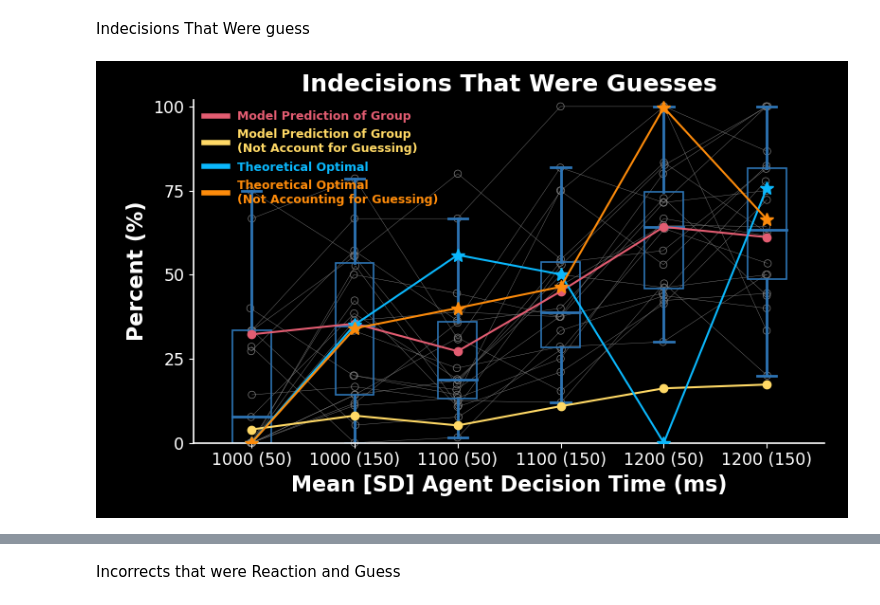
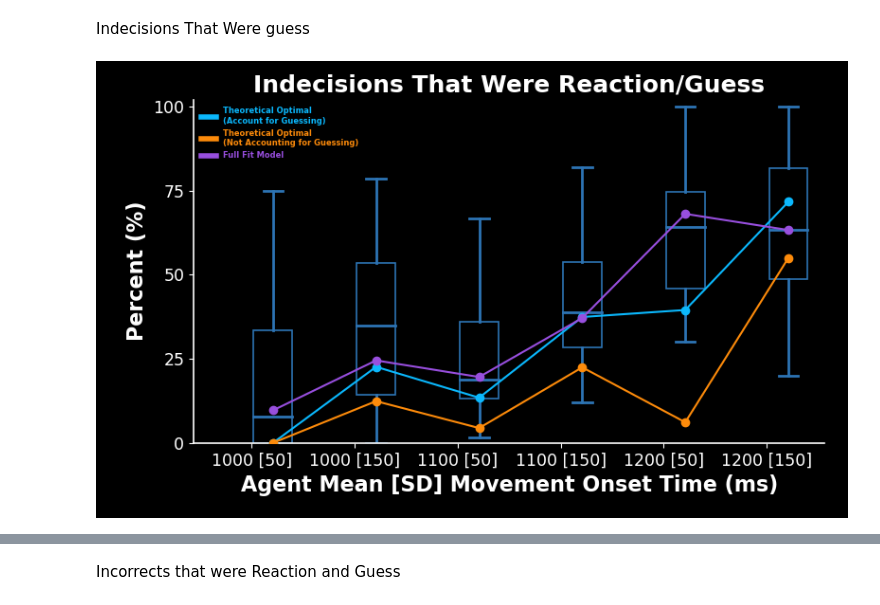
Before and after one commit to SethSullivan/MatchPennies-Agent-Expirement, a Jupyter notebook: scripts/optimal_model/Optimal_Stopping_Model_With_Data_Group.ipynb, the cells around one changed output, grey strips where cells are left out. Drawn from its saved outputs; the diff is of its cells as text; code cells hidden in the pictures.

Commit message:
works with new optimal stopping object structure

```diff
--- a/scripts/optimal_model/Optimal_Stopping_Model_With_Data_Group.ipynb
+++ b/scripts/optimal_model/Optimal_Stopping_Model_With_Data_Group.ipynb
@@ -44,7 +40,7 @@ group = rdf.generate_subject_object_v3(experiment,'All Trials')
 Set inputs for model
 # %%
 if experiment == "Exp1":
-    rt = np.nanmedian(np.nanmedian(group.movement_metrics.reaction_times, axis=1)) - 15
+    rt = np.nanmedian(np.nanmedian(group.movement_metrics.reaction_times, axis=1)) - 25
     rt_sd = np.nanmedian(np.nanstd(group.movement_metrics.reaction_times, axis=1))
 
 elif experiment == "Exp2":
@@ -132,7 +128,7 @@ model_unknown_switch = ModelConstructor(
     timing_sd=np.array([time_sd, time_sd]),
     perc_wins_when_both_reach=perc_wins_both_reach,
     guess_switch_delay=np.array([[50, 0]]).T, # Designed like this for broadcasting reasons
-    guess_switch_sd=np.array([[75, 0]]).T,
+    guess_switch_sd=np.array([[1, 0]]).T,
     electromechanical_delay=np.array([[50, 50]]).T,
     switch_cost_exists=True,
     expected=True,  # Aka we run the model if they EXPECT no guess switch
@@ -155,7 +151,7 @@ model_known_switch = ModelConstructor(
     timing_sd=np.array([time_sd, time_sd]),
     perc_wins_when_both_reach=perc_wins_both_reach,
     guess_switch_delay=np.array([[50, 0]]).T, # Designed like this for broadcasting reasons
-    guess_switch_sd=np.array([[75, 0]]).T,
+    guess_switch_sd=np.array([[1, 0]]).T,
     electromechanical_delay=np.array([[50, 50]]).T,
     switch_cost_exists=True,
     expected=False,  # Aka we run the model if they EXPECT no guess switch
@@ -872,20 +870,28 @@ NameError: name 'group' is not defined
 Indecisions That Were guess
 # %%
 # Out of x number of indecisions, how many were Reaction and Guess
-data_metric2 = group.perc_indecisions_that_were_guesss
+data_metric1 = group.react_guess_score_metrics.score_metric_that_were_reaction_guess('indecisions','react')
+data_metric2 = group.react_guess_score_metrics.score_metric_that_were_reaction_guess('indecisions','guess')
 
-unknown_player_metric2 = reaction_guess_metric_exp(
-    model_unknown_switch.score_metrics.prob_indecision_guess, model_unknown_switch.score_metrics.prob_indecision, metric_type='true'
-)
-known_player_metric2 = reaction_guess_metric_true(
-    model_known_switch.score_metrics.prob_indecision_guess, model_known_switch.score_metrics.prob_indecision, metric_type='true'
-)
-unknown_optimal_metric2 = reaction_guess_metric_exp(
-    model_known_switch.score_metrics.prob_indecision_guess, model_known_switch.score_metrics.prob_indecision,metric_type='optimal'
-)
-known_optimal_metric2 = reaction_guess_metric_true(
-    model_known_switch.score_metrics.prob_indecision_guess, model_known_switch.score_metrics.prob_indecision,metric_type='optimal'
-)
+full_fit_metric1 = get_full_fit_metric(model_full_fit.score_metrics.prob_indecision_reaction,
+                                       model_full_fit.score_metrics.prob_indecision,
+                                       metric_type='true',decision_type='fit',) *100
+full_fit_metric2 = get_full_fit_metric(model_full_fit.score_metrics.prob_indecision_guess,
+                                        model_full_fit.score_metrics.prob_indecision,
+                                       metric_type='true',decision_type='fit',)*100
+
+unknown_optimal_metric1 = get_unknown_metric(model_unknown_switch.score_metrics.prob_indecision_reaction,
+                                        model_unknown_switch.score_metrics.prob_indecision,
+                                        decision_type='optimal', metric_type='expected')*100
+unknown_optimal_metric2 = get_unknown_metric(model_unknown_switch.score_metrics.prob_indecision_guess,
+                                        model_unknown_switch.score_metrics.prob_indecision,
+                                        decision_type='optimal', metric_type='expected')*100
+known_optimal_metric1 = get_unknown_metric(model_unknown_switch.score_metrics.prob_indecision_reaction,
+                                        model_unknown_switch.score_metrics.prob_indecision,
+                                        decision_type='optimal', metric_type='true')*100
+known_optimal_metric2 = get_unknown_metric(model_unknown_switch.score_metrics.prob_indecision_guess,
+                                        model_unknown_switch.score_metrics.prob_indecision,
+                                        decision_type='optimal', metric_type='true')*100
 
 # Out of x number of Reaction and Guess decisions, how many of them were indecisions
 w, h = 10, 6
@@ -893,42 +899,42 @@ axmain, ax = pf.make_figure_panel(figsize=(w, h), inset_size=(1.2, 0.9, w - 1.4,
 xlocs = np.linspace(0, w, num=len(it.trial_block_titles))
 ylocs = np.arange(0, 125, 25)
 
+
 bw = 0.75
+#
+
 
 pf.multiple_models_boxplot(
     ax,
     data_metric2,
-    known_player=known_player_metric2,
-    unknown_player=unknown_player_metric2,
+    full_fit=full_fit_metric2,
     known_optimal=known_optimal_metric2,
     unknown_optimal=unknown_optimal_metric2,
-    xlocs=xlocs,
+    xlocs=xlocs + bw / 1.8,
     box_width=bw,
     colors=wheel.seth_blue,
-    line_colors=None,
-    jitter=True,
-    remove_parentheses_from_labels=False,
+    jitter=False,
 )
 
 ax.set_xlim(min(xlocs) - 1.5 * bw, max(xlocs) + 1.5 * bw), ax.set_ylim(min(ylocs), max(ylocs))
 
 ax.set_xticks(xlocs), ax.set_yticks(ylocs)
 
 ax.set_ylim(0, 102)
 ax.set_xticks(xlocs)
 ax.set_xticklabels(it.trial_block_titles)
 ax.set_ylabel("Percent (%)")
 ax.set_xlabel(it.xlabel)
-ax.set_title("Indecisions That Were Guesses")
+ax.set_title("Indecisions That Were Reaction/Guess")
 # dv.custom_legend(ax,['Reaction','guess'],[wheel.seth_red,wheel.seth_blue],fontsize=10,loc =  (0.9,1))
 
 if save:
     axmain.set_axis_off()
     plt.savefig(SAVE_PATH + "reaction_and_guess_decisions_with_optimal_model", dpi=400, transparent=True)
 axmain.set_axis_off()
 
 plt.show()
 # %% [output]
-[figure, old version]
+[figure, new version]
 # %%
 # Out of x number of wins, how many were Reaction and Guess
```
Also changed, not shown: parts of 19 cells of this notebook.
